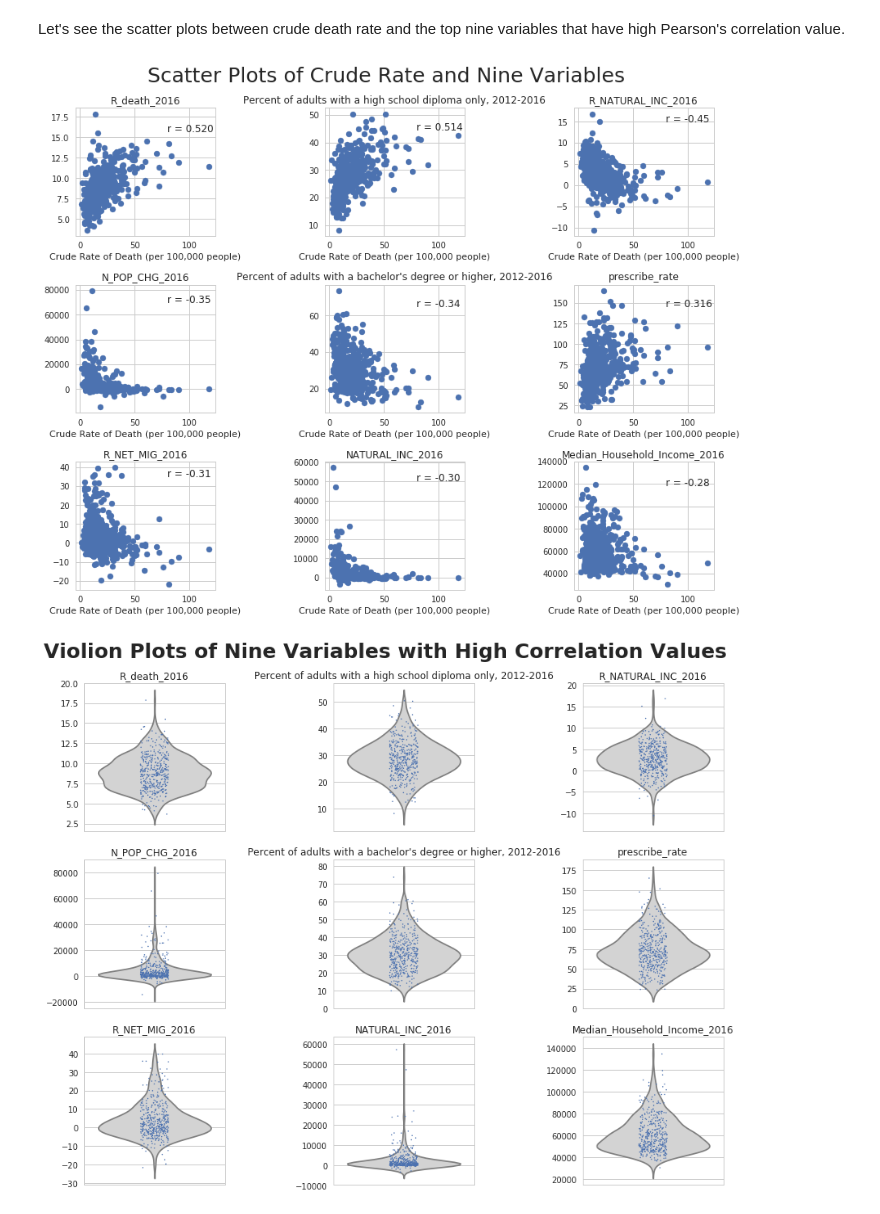
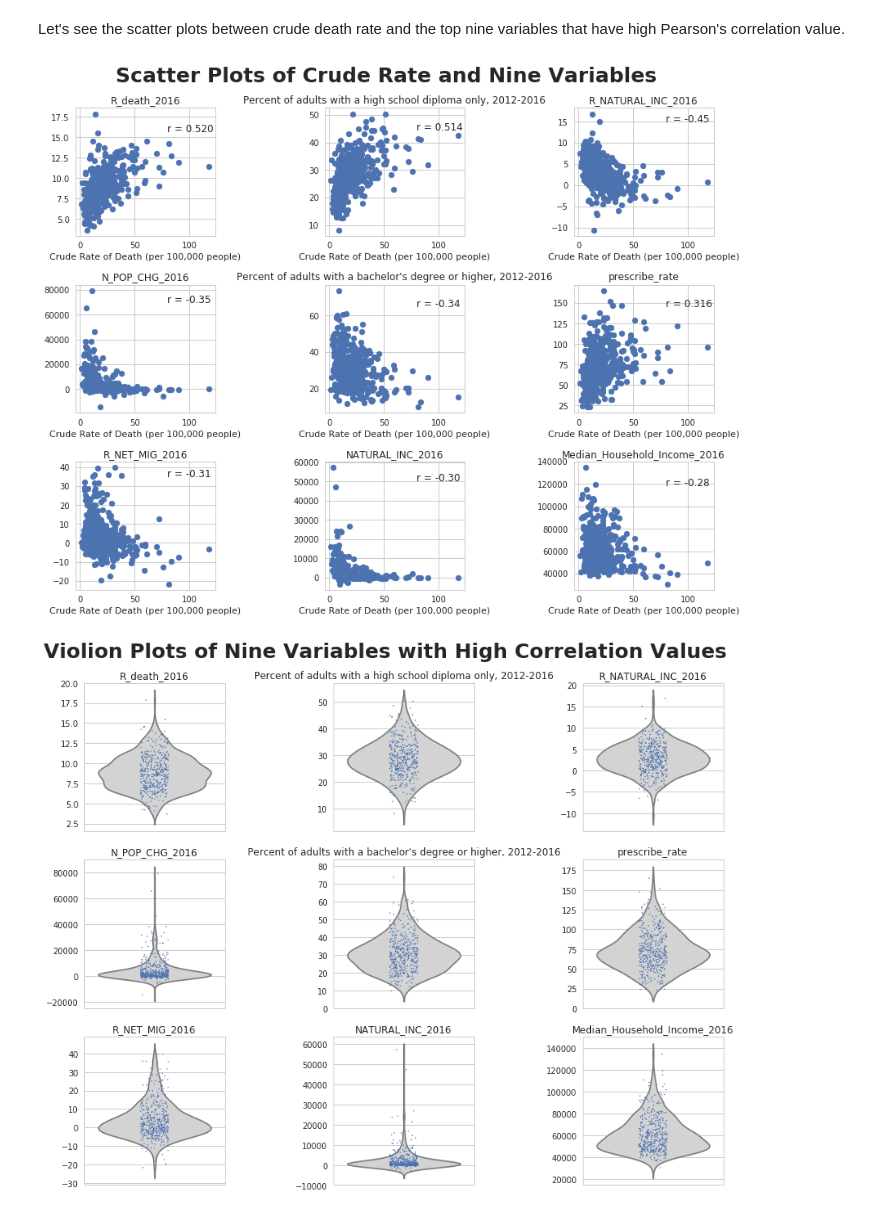
Before and after one commit to danielhanbitlee/Springboard, a Jupyter notebook: capstone_project/data_storytelling.ipynb, the cells around one changed output. Drawn from its saved outputs; the diff is of its cells as text; code cells hidden in the pictures.

```diff
--- a/capstone_project/data_storytelling.ipynb
+++ b/capstone_project/data_storytelling.ipynb
@@ -370,17 +371,17 @@ Let's see the scatter plots between crude death rate and the top nine variables
 # %%
 for i in range(9):
     plt.subplot(3, 3, i + 1)
     plt.scatter(x = 'crude_rate', y = crude_corr_df.variable[i], data = merged_filtered)
     plt.xlabel('Crude Rate of Death (per 100,000 people)')
     plt.title('{}'.format(crude_corr_df.variable[i]), fontsize = 12)
     values = merged_filtered.loc[:, '{}'.format(crude_corr_df.variable[i])]
     plt.text(80, 0.88 * max(values),
              "r = " + str(crude_corr_df.crude_rate_corr[i])[:5])
-plt.suptitle("Scatter Plots of Crude Rate and Nine Variables", fontsize = 25)
+plt.suptitle("Scatter Plots of Crude Rate and Nine Variables", fontsize = 25, fontweight = 'bold')
 plt.tight_layout(rect = [0, 0.03, 1, 0.95])
 plt.show()
 # %% [output]
-[figure, old version]
+[figure, new version]
 # %%
 for i in range(9):
     plt.subplot(3, 3, i + 1)
```
Also changed, not shown: parts of 4 cells of this notebook.
